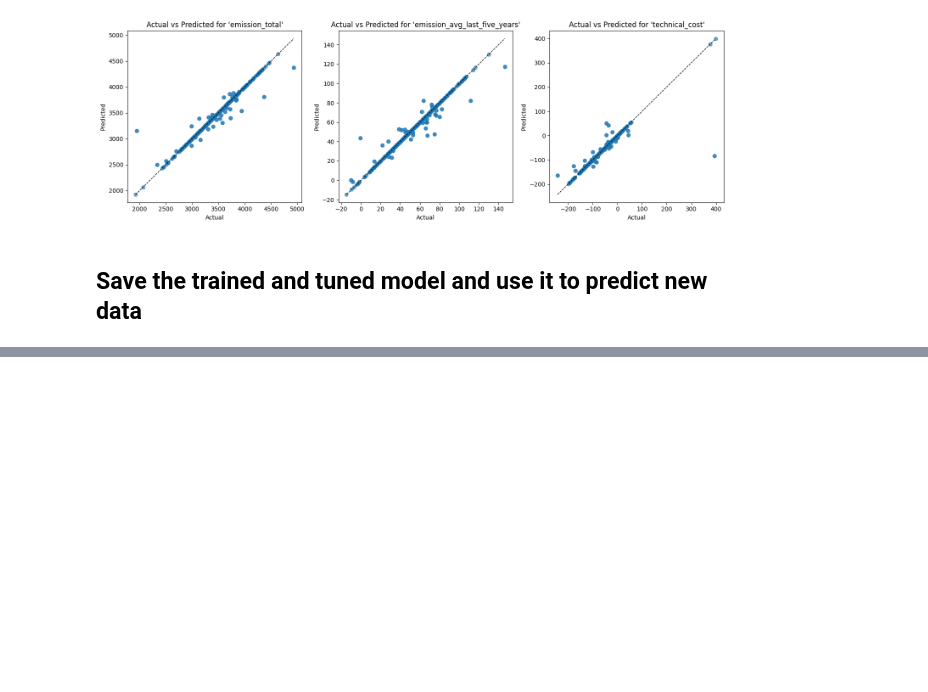
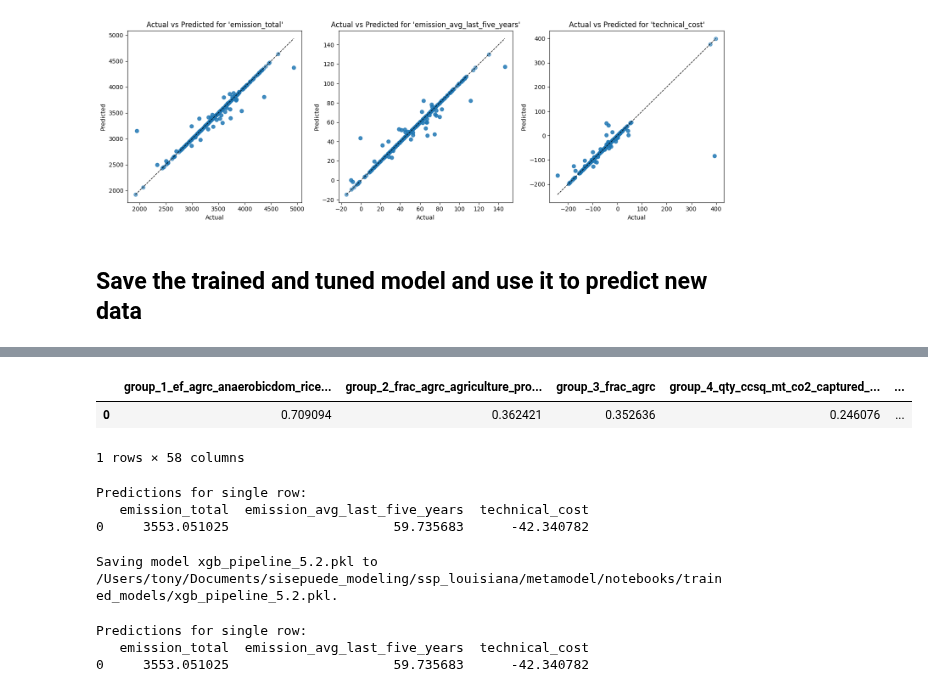
Before and after one commit to sisepuede-framework/ssp_louisiana, a Jupyter notebook: metamodel/notebooks/model_draft_gb_5.2.ipynb, the cells around one changed output, grey strips where cells are left out. Drawn from its saved outputs; the diff is of its cells as text; code cells hidden in the pictures; blank space fills up the shorter version.

Commit message:
update model draft notebook to save the preliminar trained model version 5.2

```diff
--- a/metamodel/notebooks/model_draft_gb_5.2.ipynb
+++ b/metamodel/notebooks/model_draft_gb_5.2.ipynb
@@ -252,24 +260,34 @@ R2    | Train: 0.1399 ± 0.0154  | Test:  0.1411 ± 0.0436
 # %%
-# # Get a single row from training_df_cleaned for prediction
-# single_row = training_df_cleaned.iloc[0].drop(["emission_total", "emission_avg_last_five_years", "technical_cost"])
-# single_row = single_row.to_frame().T  # Convert to DataFrame
-# single_row
+# Get a single row from training_df_cleaned for prediction
+single_row = training_df_cleaned.iloc[0].drop(["emission_total", "emission_avg_last_five_years", "technical_cost"])
+single_row = single_row.to_frame().T  # Convert to DataFrame
+single_row
+# %% [output]
+|  | group_1_ef_agrc_anaerobicdom_rice... | group_2_frac_agrc_agriculture_pro... | group_3_frac_agrc | group_4_qty_ccsq_mt_co2_captured_... | ... |
+| 0 | 0.709094 | 0.362421 | 0.352636 | 0.246076 | ... |
+1 rows × 58 columns
 # %%
-# # Predict using the trained model
-# predictions = mulp.predict(single_row)
-# print("Predictions for single row:")
-# print(predictions)
+# Predict using the trained model
+predictions = mulp.predict(single_row)
+print("Predictions for single row:")
+print(predictions)
+# %% [output]
+Predictions for single row:
+   emission_total  emission_avg_last_five_years  technical_cost
+0     3553.051025                     59.735683      -42.340782
 # %%
-# # Save the trained model
-# xgb_pipeline = mulp.pipelines["XGB"]
-# TRAINED_MODELS_DIR = os.path.join(SCRIPT_DIR_PATH, "trained_models")
-# model_file_name = "xgb_pipeline_5.1.pkl"
-# os.makedirs(TRAINED_MODELS_DIR, exist_ok=True)
+# Save the trained model
+xgb_pipeline = mulp.pipelines["XGB"]
+TRAINED_MODELS_DIR = os.path.join(SCRIPT_DIR_PATH, "trained_models")
+model_file_name = "xgb_pipeline_5.2.pkl"
+os.makedirs(TRAINED_MODELS_DIR, exist_ok=True)
 
-# MODEL_PATH = os.path.join(TRAINED_MODELS_DIR, model_file_name)
-# if os.path.exists(MODEL_PATH):
-#     print(f"Model {model_file_name} already exists at {MODEL_PATH}. Make sure you don't overwrite an existing model.")
-# else:
-#     print(f"Saving model {model_file_name} to {MODEL_PATH}.")
-#     joblib.dump(xgb_pipeline, MODEL_PATH)
+MODEL_PATH = os.path.join(TRAINED_MODELS_DIR, model_file_name)
+if os.path.exists(MODEL_PATH):
+    print(f"Model {model_file_name} already exists at {MODEL_PATH}. Make sure you don't overwrite an existing model.")
+else:
+    print(f"Saving model {model_file_name} to {MODEL_PATH}.")
+    joblib.dump(xgb_pipeline, MODEL_PATH)
+# %% [output]
+Saving model xgb_pipeline_5.2.pkl to /Users/tony/Documents/sisepuede_modeling/ssp_louisiana/metamodel/notebooks/trained_models/xgb_pipeline_5.2.pkl.
 # %%
@@ -278,5 +296,9 @@ R2    | Train: 0.1399 ± 0.0154  | Test:  0.1411 ± 0.0436
 # %%
-# # Predict using the trained model
-# predictions = mulp.predict(single_row, ml_pipeline=xgb_pipeline_loaded)
-# print("Predictions for single row:")
-# print(predictions)
+# Predict using the trained model
+predictions = mulp.predict(single_row, ml_pipeline=xgb_pipeline_loaded)
+print("Predictions for single row:")
+print(predictions)
+# %% [output]
+Predictions for single row:
+   emission_total  emission_avg_last_five_years  technical_cost
+0     3553.051025                     59.735683      -42.340782
```
Also changed, not shown: parts of 2 cells of this notebook, 1 other file.
